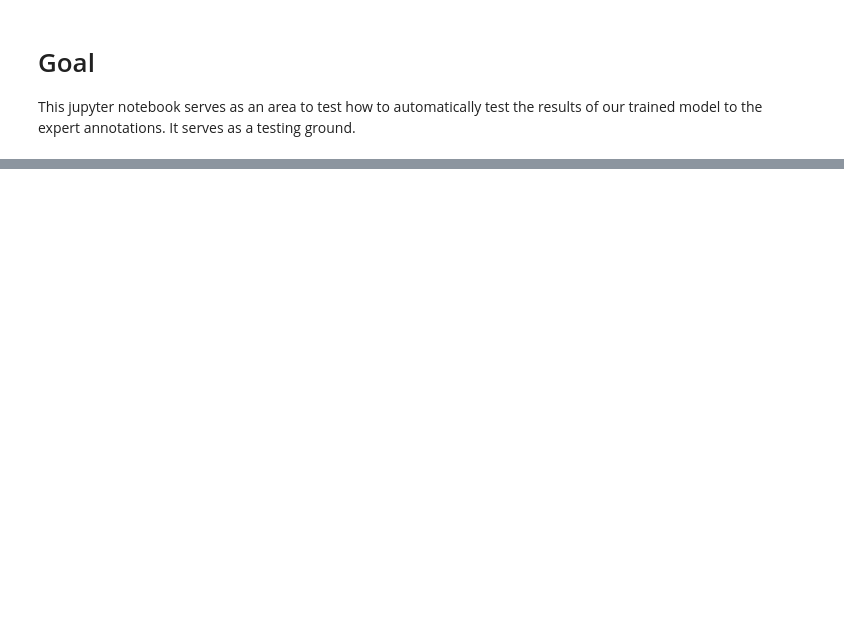
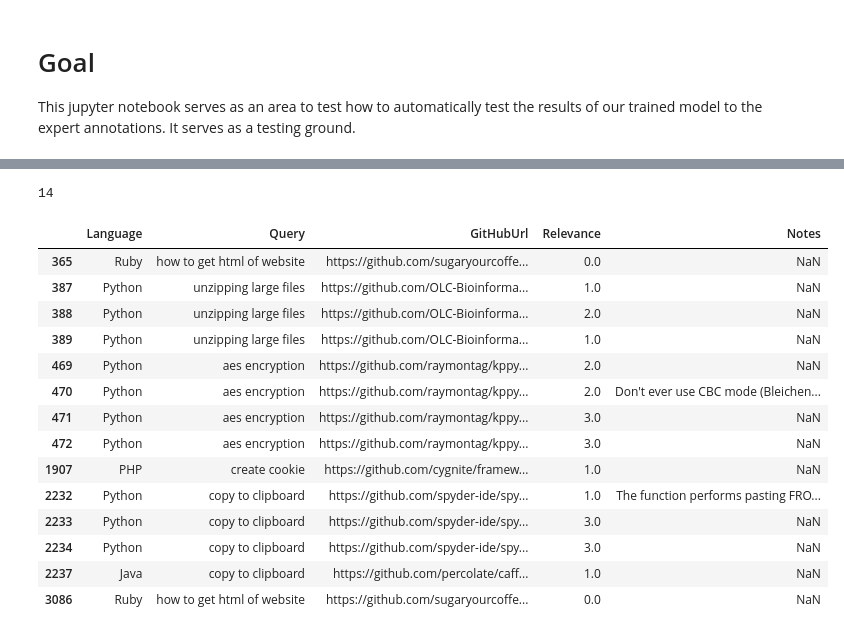
Before and after one commit to whu769/DSC180Q1Project, a Jupyter notebook: generate_results.ipynb, the cells around one changed output, grey strips where cells are left out. Drawn from its saved outputs; the diff is of its cells as text; code cells hidden in the pictures; blank space fills up the shorter version.

```diff
--- a/generate_results.ipynb
+++ b/generate_results.ipynb
@@ -85,0 +63,8 @@ for language in languages_predicted:
+# %%
+annotationStore = pd.read_csv("./Dataset/Testing/annotationStore.csv")
+b_50k = pd.read_csv("./csv_output/baseline_50k.csv")
+# %%
+# b_50k
+sum(pd.merge(b_50k, annotationStore, how="left", left_on="url", right_on="GitHubUrl")["GitHubUrl"].isnull() == False)
+# %% [output]
+14
@@ -85,0 +73,23 @@ for language in languages_predicted:
+# %%
+res_annot_merged = pd.merge(b_50k, annotationStore, how="left", left_on="url", right_on="GitHubUrl")
+
+ans_in_res_DF = res_annot_merged[res_annot_merged["GitHubUrl"].isnull() == False][["Language","Query", "GitHubUrl", "Relevance", "Notes"]]
+ans_in_res_DF.to_csv("./csv_output/rel_score_combined.csv")
+# %%
+ans_in_res_DF
+# %% [output]
+|  | Language | Query | GitHubUrl | Relevance | Notes |
+| 365 | Ruby | how to get html of website | https://github.com/sugaryourcoffe... | 0.0 | NaN |
+| 387 | Python | unzipping large files | https://github.com/OLC-Bioinforma... | 1.0 | NaN |
+| 388 | Python | unzipping large files | https://github.com/OLC-Bioinforma... | 2.0 | NaN |
+| 389 | Python | unzipping large files | https://github.com/OLC-Bioinforma... | 1.0 | NaN |
+| 469 | Python | aes encryption | https://github.com/raymontag/kppy... | 2.0 | NaN |
+| 470 | Python | aes encryption | https://github.com/raymontag/kppy... | 2.0 | Don't ever use CBC mode (Bleichen... |
+| 471 | Python | aes encryption | https://github.com/raymontag/kppy... | 3.0 | NaN |
+| 472 | Python | aes encryption | https://github.com/raymontag/kppy... | 3.0 | NaN |
+| 1907 | PHP | create cookie | https://github.com/cygnite/framew... | 1.0 | NaN |
+| 2232 | Python | copy to clipboard | https://github.com/spyder-ide/spy... | 1.0 | The function performs pasting FRO... |
+| 2233 | Python | copy to clipboard | https://github.com/spyder-ide/spy... | 3.0 | NaN |
+| 2234 | Python | copy to clipboard | https://github.com/spyder-ide/spy... | 3.0 | NaN |
+| 2237 | Java | copy to clipboard | https://github.com/percolate/caff... | 1.0 | NaN |
+| 3086 | Ruby | how to get html of website | https://github.com/sugaryourcoffe... | 0.0 | NaN |
```
Also changed, not shown: parts of 11 cells of this notebook, 4 other files.
